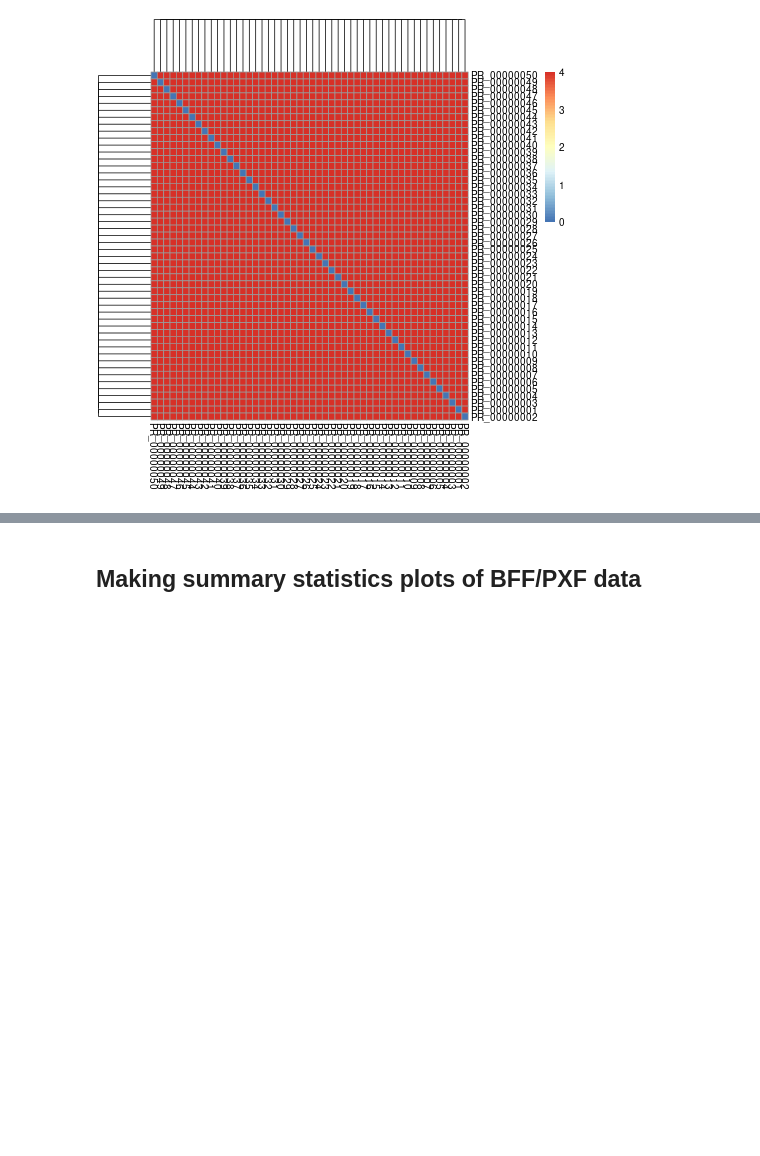
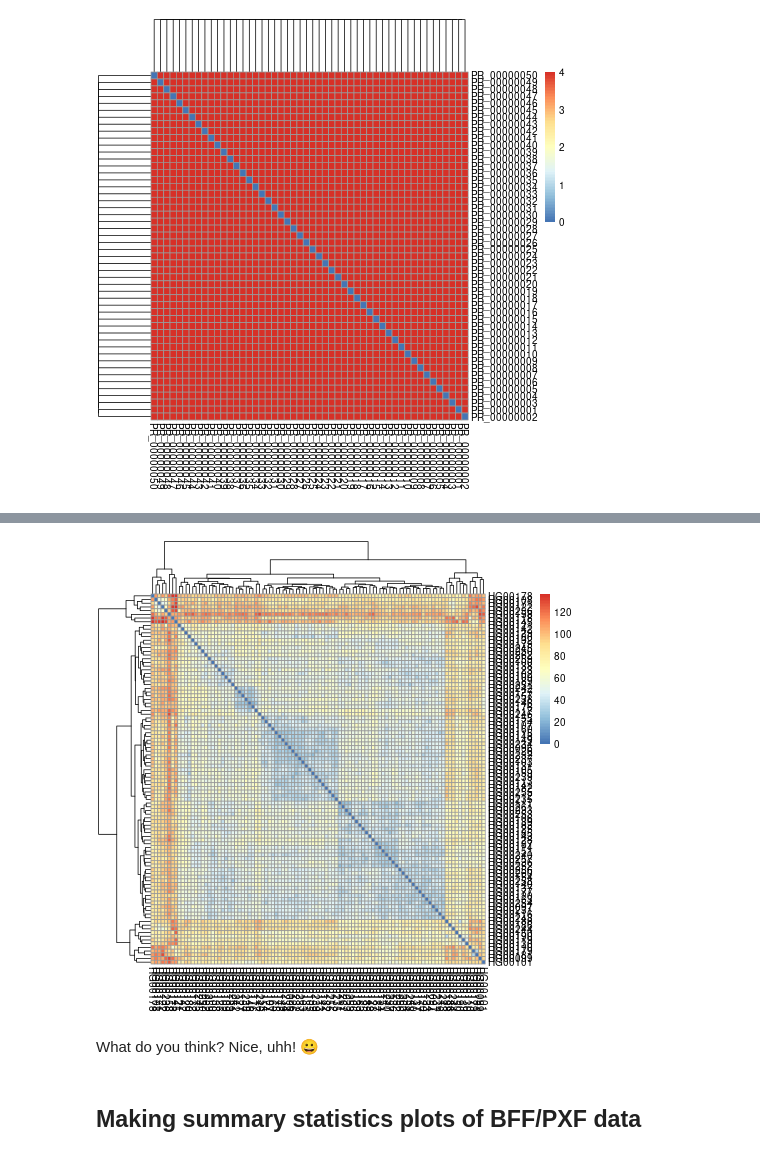
Before and after one commit to CNAG-Biomedical-Informatics/pheno-ranker, a Jupyter notebook: nb/pheno_ranker_cli_tutorial.ipynb, the cells around one changed output, grey strips where cells are left out. Saved outputs shown, nothing was run; the diff lists cells and outputs as text; code cells hidden in the pictures; blank space fills up the shorter version.

```diff
--- a/nb/pheno_ranker_cli_tutorial.ipynb
+++ b/nb/pheno_ranker_cli_tutorial.ipynb
@@ -483,3 +531,19 @@ pheatmap(data)
+# %%
+# @title Plot { run: "auto" }
+%%R
+
+# Load library
+library("pheatmap")
+
+# Read in the input file as a matrix
+data <- as.matrix(read.table("/content/vcf_matrix.100.txt", header = TRUE, row.names = 1))
+
+# Create the heatmap with row and column labels
+pheatmap(data)
+# %% [output]
+[figure, added]
+# %% [markdown]
+What do you think? Nice, uhh! 😀
 # %% [markdown]
 ## Making summary statistics plots of BFF/PXF data
 # %% [markdown]
```
Also changed, not shown: parts of 21 cells of this notebook, 1 other file.
